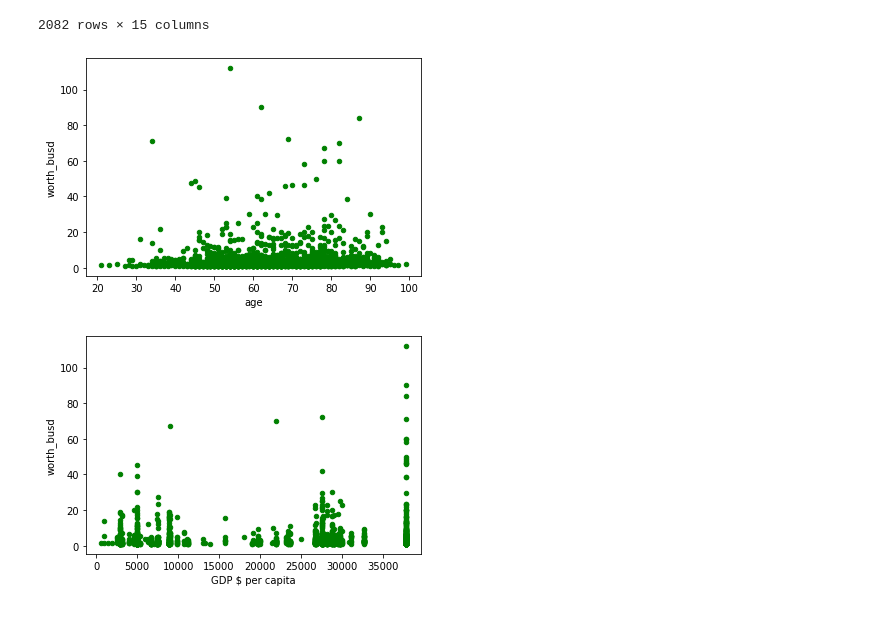
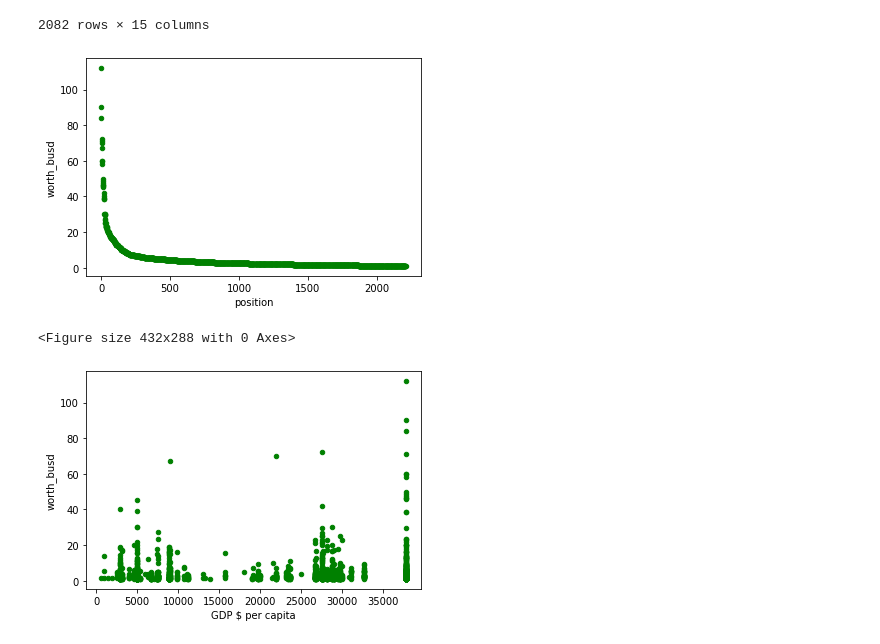
Before and after one commit to herreradelduque/Ironhack-Module-1-Project---Pandas-Pipelines, a Jupyter notebook: notebooks/notebook2.ipynb, the cells around one changed output. Cells and saved outputs as stored; diff of their text form; code cells hidden in the pictures.

```diff
--- a/notebooks/notebook2.ipynb
+++ b/notebooks/notebook2.ipynb
@@ -85,5 +90,5 @@ open('../data/raw/world-countries.zip','wb').write(r.content)
 # %%
-df_forbes_kag = pd.read_csv('../data/raw/forbes-top-billionaires-list-2018.zip')
+df_forbes_kag = pd.read_csv('../data/raw/forbes_2018.csv')
 df_forbes_kag.head(5)
 # %% [output]
 |  | position | name | lastName | age | country | gender | wealthSource | industry | worth | worthChange | ... |
@@ -170,7 +175,7 @@ forbes_df[45:60]
 # %% [markdown]
 Identify one space after some strings in 'Country' column of df_countries
 # %%
-df_countries = pd.read_csv('../data/raw/world-countries.zip', delimiter=",", decimal=",")
-#df_countries
-df_countries['Country'].iloc[190]
+df_countries = pd.read_csv('../data/raw/countries of the world.csv', delimiter=",", decimal=",")
+df_countries
+#df_countries['Country'].iloc[190]
 # %% [output]
@@ -219,6 +236,8 @@ forbes_df['Country'] = forbes_df['Country'].map(lambda x: x.strip())
 forbes_df['Country'].iloc[57]
 # %% [output]
 'Germany'
+# %%
+df_countries['Region'] = df_countries['Region'].map(lambda x: x.strip())
 # %%
 df_forbes_country = pd.merge(forbes_df,df_countries, on='Country',sort=True)
 # %%
@@ -305,10 +324,15 @@ df_forbes_country
 | 1448 | 2208 | Olgun Zorlu | Male | Diversified | Diversified | 1.0 | 54.0 | Turkey | NEAR EAST | 70413958 | ... |
 2082 rows × 15 columns
 # %%
-df_forbes_country.plot(kind='scatter',x='age',y='worth_busd',color='green')
+df_forbes_country.plot(kind='scatter',x='position',y='worth_busd',color='green')
+
+fig1 = plt.gcf()
 plt.show()
+plt.draw()
+fig1.savefig('../data/processed/images/position_worthbusd.png', dpi=100)
 # %% [output]
-[figure, old version]
+[figure, new version]
+<Figure size 432x288 with 0 Axes>
 # %%
 df_forbes_country.plot(kind='scatter',x='GDP $ per capita',y='worth_busd',color='green')
 plt.show()
```
Also changed, not shown: parts of 21 cells of this notebook, 12 other files.
